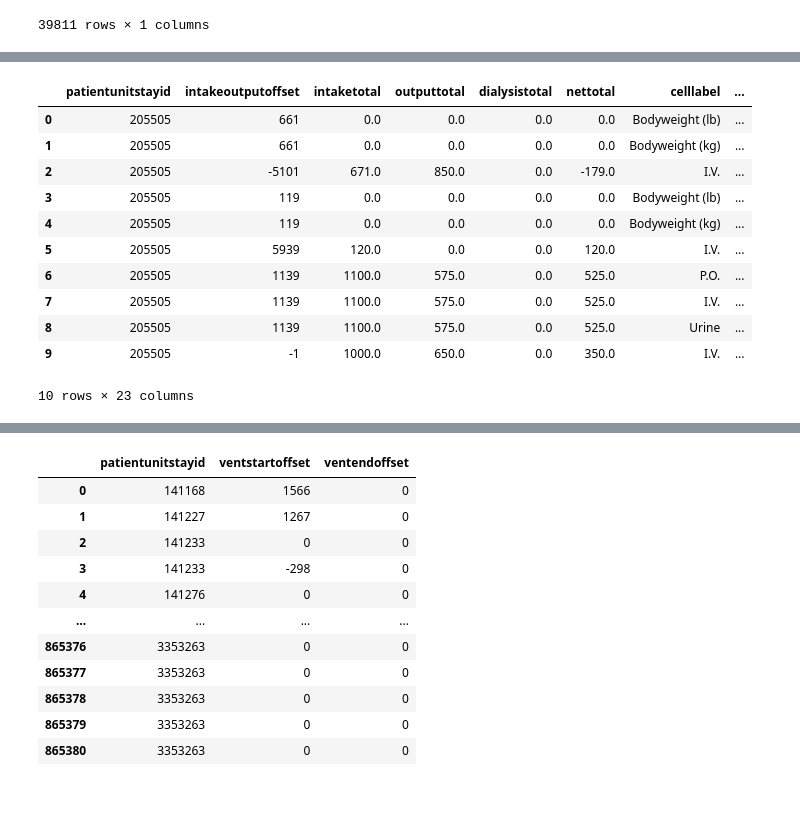
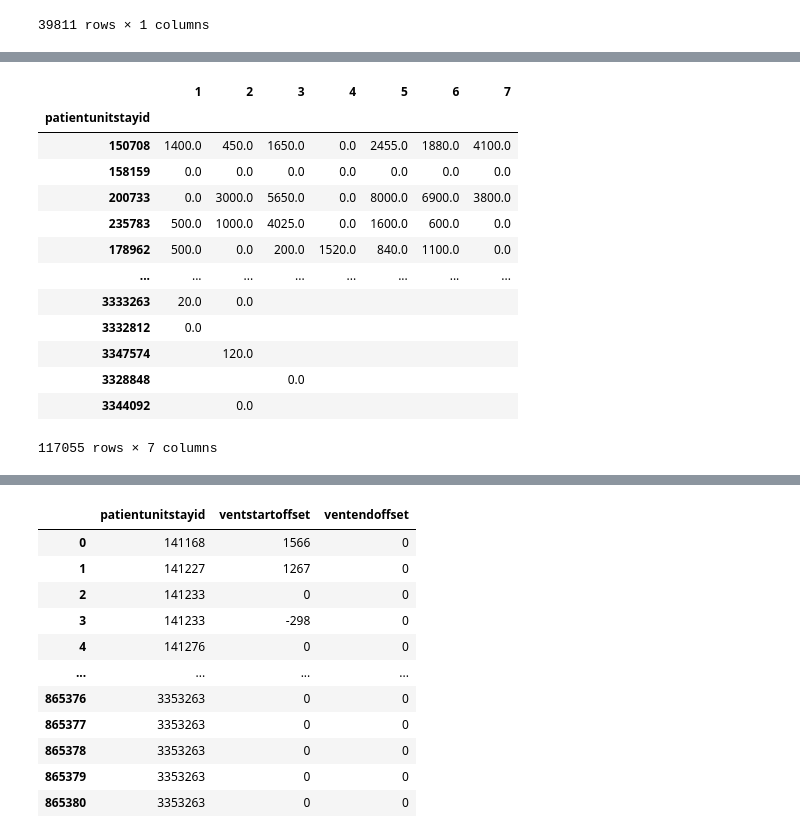
Before and after one commit to HanlongLiao/EICU, a Jupyter notebook: new_project/data_preproc.ipynb, the cells around one changed output, grey strips where cells are left out. Cells and saved outputs as stored; diff of their text form; code cells hidden in the pictures; blank space fills up the shorter version.

```diff
--- a/new_project/data_preproc.ipynb
+++ b/new_project/data_preproc.ipynb
@@ -440,18 +442,3 @@ def daytime(frame):
     return day
 
 output['daytime'] = output.apply(lambda x:daytime(x), axis=1)
-# %%
-output.head(10)
-# %% [output]
-|  | patientunitstayid | intakeoutputoffset | intaketotal | outputtotal | dialysistotal | nettotal | celllabel | ... |
-| 0 | 205505 | 661 | 0.0 | 0.0 | 0.0 | 0.0 | Bodyweight (lb) | ... |
-| 1 | 205505 | 661 | 0.0 | 0.0 | 0.0 | 0.0 | Bodyweight (kg) | ... |
-| 2 | 205505 | -5101 | 671.0 | 850.0 | 0.0 | -179.0 | I.V. | ... |
-| 3 | 205505 | 119 | 0.0 | 0.0 | 0.0 | 0.0 | Bodyweight (lb) | ... |
-| 4 | 205505 | 119 | 0.0 | 0.0 | 0.0 | 0.0 | Bodyweight (kg) | ... |
-| 5 | 205505 | 5939 | 120.0 | 0.0 | 0.0 | 120.0 | I.V. | ... |
-| 6 | 205505 | 1139 | 1100.0 | 575.0 | 0.0 | 525.0 | P.O. | ... |
-| 7 | 205505 | 1139 | 1100.0 | 575.0 | 0.0 | 525.0 | I.V. | ... |
-| 8 | 205505 | 1139 | 1100.0 | 575.0 | 0.0 | 525.0 | Urine | ... |
-| 9 | 205505 | -1 | 1000.0 | 650.0 | 0.0 | 350.0 | I.V. | ... |
-10 rows × 23 columns
@@ -457,0 +447,30 @@ output.head(10)
+# %%
+intakeoutput_new = pd.read_csv('./intakeoutput_new.csv')
+intakeoutput_new
+intakeoutput_new = intakeoutput_new[['patientunitstayid', 'daytime', 'outputtotal']]
+output_sum = intakeoutput_new.groupby(['patientunitstayid', 'daytime']).sum().to_dict()['outputtotal']
+
+output_final = intakeoutput_new['patientunitstayid'].drop_duplicates().to_frame().set_index('patientunitstayid')
+output_final[['1', '2', '3', '4', '5', '6', '7']] = ''
+for key, value in output_sum.items():
+    id = key[0]
+    day = key[1]
+    if day <= 7 and day >= 1:
+        output_final.loc[id, str(day)] = value
+# %%
+output_final
+# %% [output]
+|  | 1 | 2 | 3 | 4 | 5 | 6 | 7 |
+| patientunitstayid |  |  |  |  |  |  |  |
+| 150708 | 1400.0 | 450.0 | 1650.0 | 0.0 | 2455.0 | 1880.0 | 4100.0 |
+| 158159 | 0.0 | 0.0 | 0.0 | 0.0 | 0.0 | 0.0 | 0.0 |
+| 200733 | 0.0 | 3000.0 | 5650.0 | 0.0 | 8000.0 | 6900.0 | 3800.0 |
+| 235783 | 500.0 | 1000.0 | 4025.0 | 0.0 | 1600.0 | 600.0 | 0.0 |
+| 178962 | 500.0 | 0.0 | 200.0 | 1520.0 | 840.0 | 1100.0 | 0.0 |
+| ... | ... | ... | ... | ... | ... | ... | ... |
+| 3333263 | 20.0 | 0.0 |  |  |  |  |  |
+| 3332812 | 0.0 |  |  |  |  |  |  |
+| 3347574 |  | 120.0 |  |  |  |  |  |
+| 3328848 |  |  | 0.0 |  |  |  |  |
+| 3344092 |  | 0.0 |  |  |  |  |  |
+117055 rows × 7 columns
```
Also changed, not shown: parts of 4 cells of this notebook.
